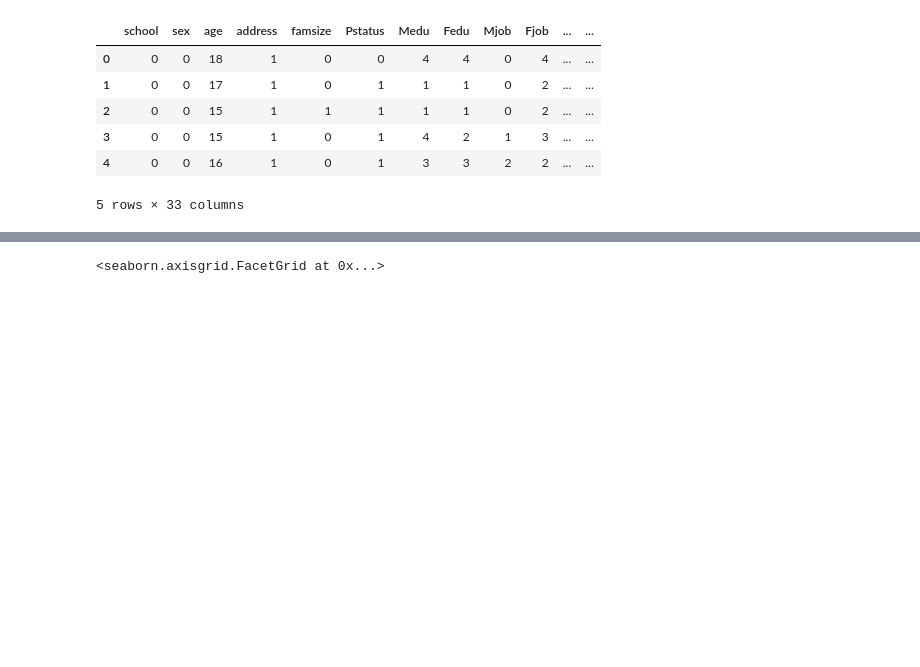
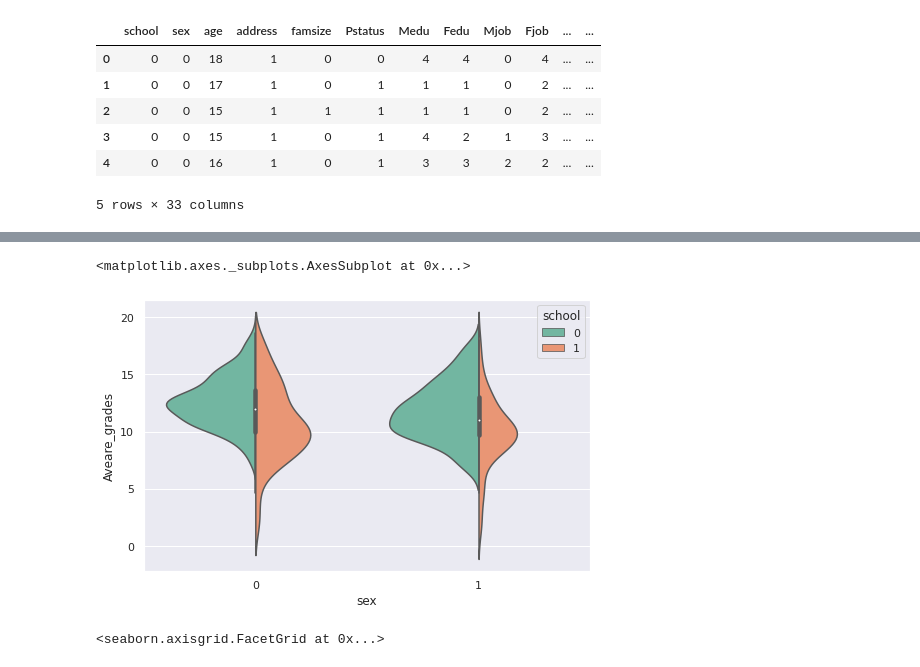
Before and after one commit to csanjuan99/ia-students-predictions-project, a Jupyter notebook: ia-project.ipynb, the cells around one changed output, grey strips where cells are left out. Cells and saved outputs as stored; diff of their text form; code cells hidden in the pictures; blank space fills up the shorter version.

```diff
--- a/ia-project.ipynb
+++ b/ia-project.ipynb
@@ -376,3 +384,11 @@ data_2['Aveare_grades'] = data_2[['G1_por','G2_por','G3_por']].mean(axis=1)
+# %%
+plt.figure(figsize=(8,5))
+sns.violinplot(x="sex", y="Aveare_grades", hue="school",
+                    data=data_2, palette="Set2", split=True,
+                    scale="count")
+# %% [output]
+<matplotlib.axes._subplots.AxesSubplot at 0x...>
+[figure, added]
 # %%
 #@title **Encontramos una relacion entre la edad y el promedio de las notas donde los estudiantes de entre 19 y 20 anios tienen un rendimiento mejor con respecto a los demas en el conjuntos de datos de la materia Matematicas**
 sns.relplot(data = data_1, y='Aveare_grades', x='age', kind="line")
```
Also changed, not shown: parts of 7 cells of this notebook.
